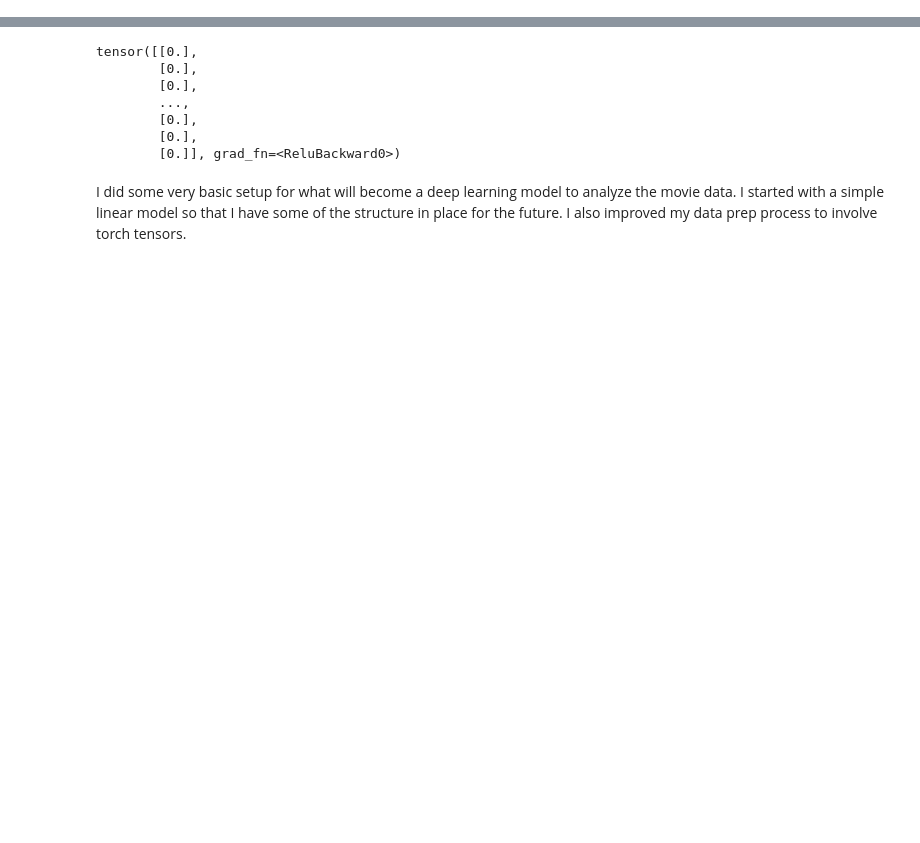
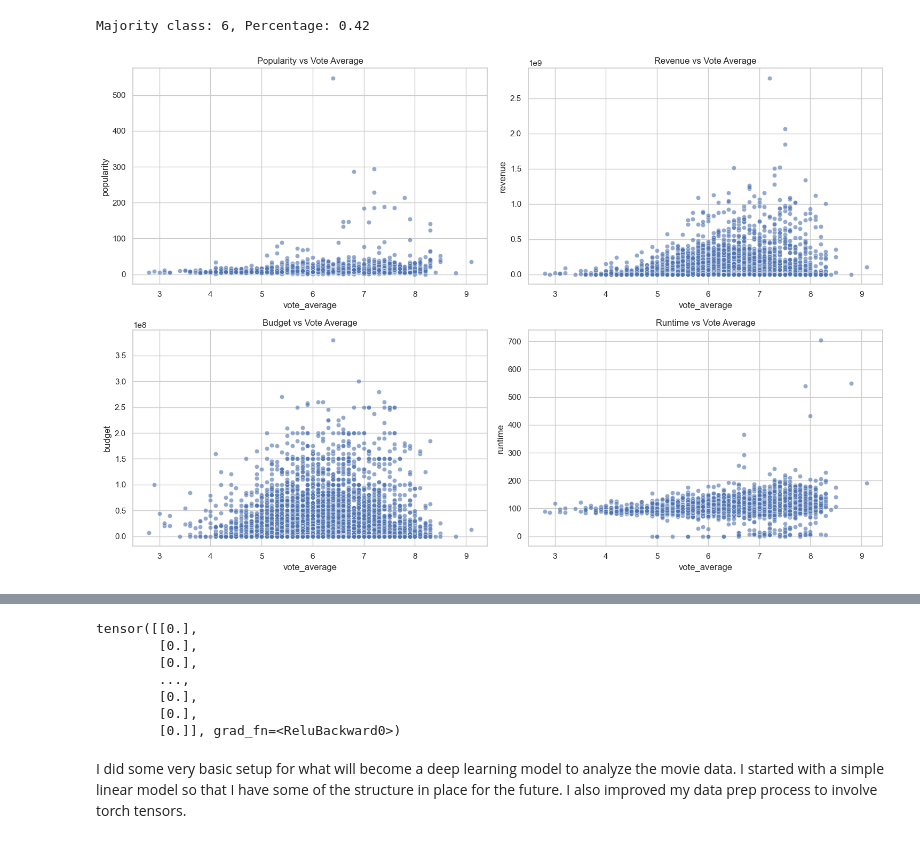
Before and after one commit to vikramv17/cs451-project, a Jupyter notebook: simple_deep_learning_model.ipynb, the cells around one changed output, grey strips where cells are left out. Cells and saved outputs as stored; diff of their text form; code cells hidden in the pictures; blank space fills up the shorter version.

```diff
--- a/simple_deep_learning_model.ipynb
+++ b/simple_deep_learning_model.ipynb
@@ -14,19 +18,40 @@ import torch
 # %%
 df = pd.read_csv("clean_data/movies.csv")
 
-columns = ["popularity", "revenue", "budget", "runtime", "vote_average"]
+features = ["popularity", "revenue", "budget", "runtime"]
 df = df.fillna(0)
-df = df[columns]
-df["label"] = df["vote_average"].apply(lambda x: 1 if x >= 5 else 0)
-df.drop(["vote_average"], axis=1, inplace=True)
-
-def prep_data(df):
-    y = torch.tensor(df["label"].values)
-    X = df.drop(["label"], axis = 1)
-    X = torch.tensor(X.values)
-
-    return X, y
-
-X, y = prep_data(df)
-
-X_train, X_test, y_train, y_test = train_test_split(X, y, test_size=0.2, random_state=42)
+df = df[features + ["vote_average"]]
+df["label"] = df["vote_average"].apply(np.floor).astype(int)
+# print majority class and percentage of that class
+majority_class = df["label"].mode()[0]
+majority_percentage = df["label"].value_counts(normalize=True).max()
+print(f"Majority class: {majority_class}, Percentage: {majority_percentage:.2f}")
+# %% [output]
+Majority class: 6, Percentage: 0.42
+# %%
+sns.set(style="whitegrid")
+
+# Create a figure with subplots
+fig, axes = plt.subplots(2, 2, figsize=(15, 10))
+
+# Scatter plot for popularity vs vote_average
+sns.scatterplot(ax=axes[0, 0], x="vote_average", y="popularity", data=df, alpha=0.6)
+axes[0, 0].set_title("Popularity vs Vote Average")
+
+# Scatter plot for revenue vs vote_average
+sns.scatterplot(ax=axes[0, 1], x="vote_average", y="revenue", data=df, alpha=0.6)
+axes[0, 1].set_title("Revenue vs Vote Average")
+
+# Scatter plot for budget vs vote_average
+sns.scatterplot(ax=axes[1, 0], x="vote_average", y="budget", data=df, alpha=0.6)
+axes[1, 0].set_title("Budget vs Vote Average")
+
+# Scatter plot for runtime vs vote_average
+sns.scatterplot(ax=axes[1, 1], x="vote_average", y="runtime", data=df, alpha=0.6)
+axes[1, 1].set_title("Runtime vs Vote Average")
+
+# Adjust layout
+plt.tight_layout()
+plt.show()
+# %% [output]
+[figure, added]
```
Also changed, not shown: parts of 8 cells of this notebook, 5 other files.
